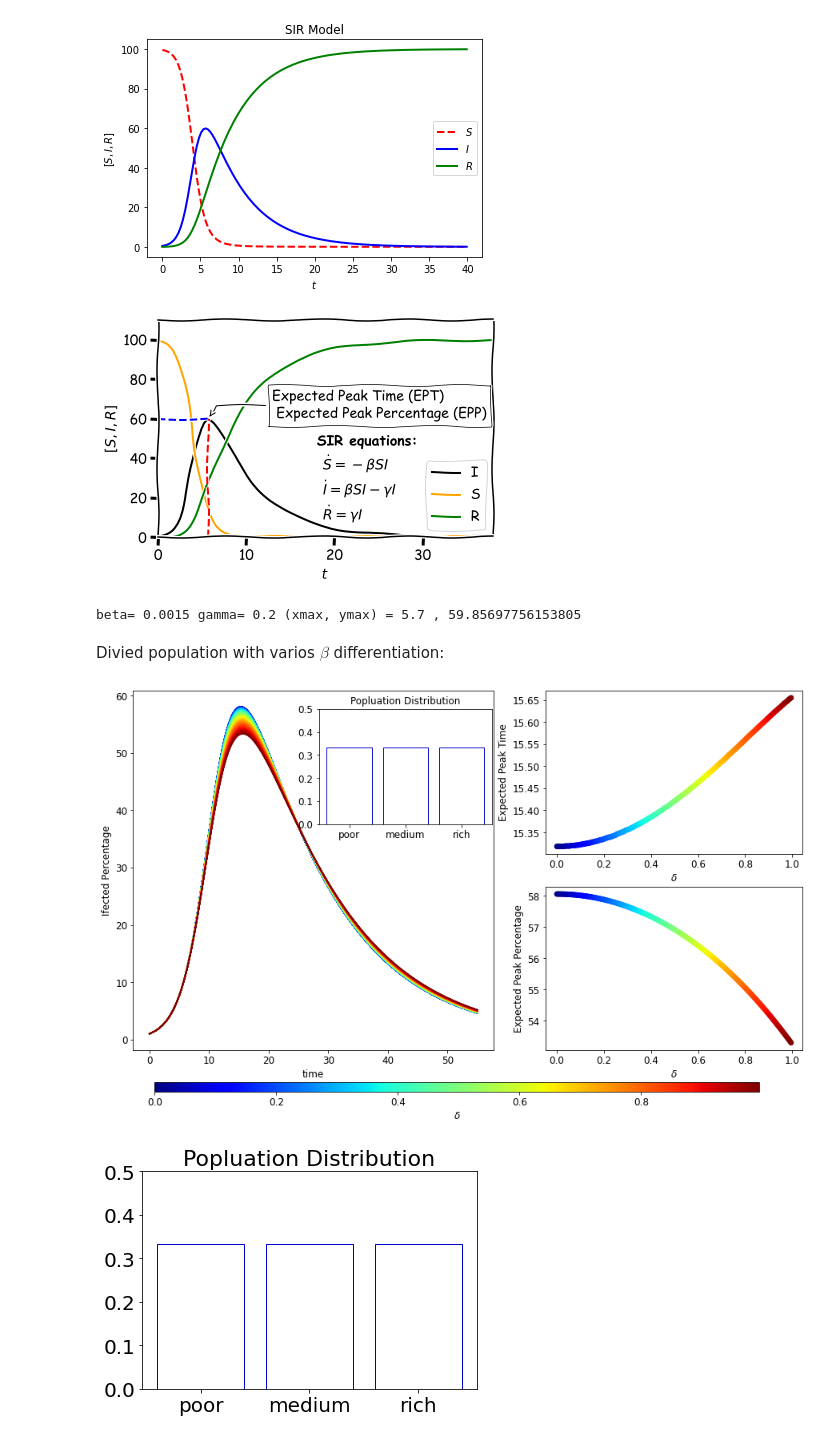
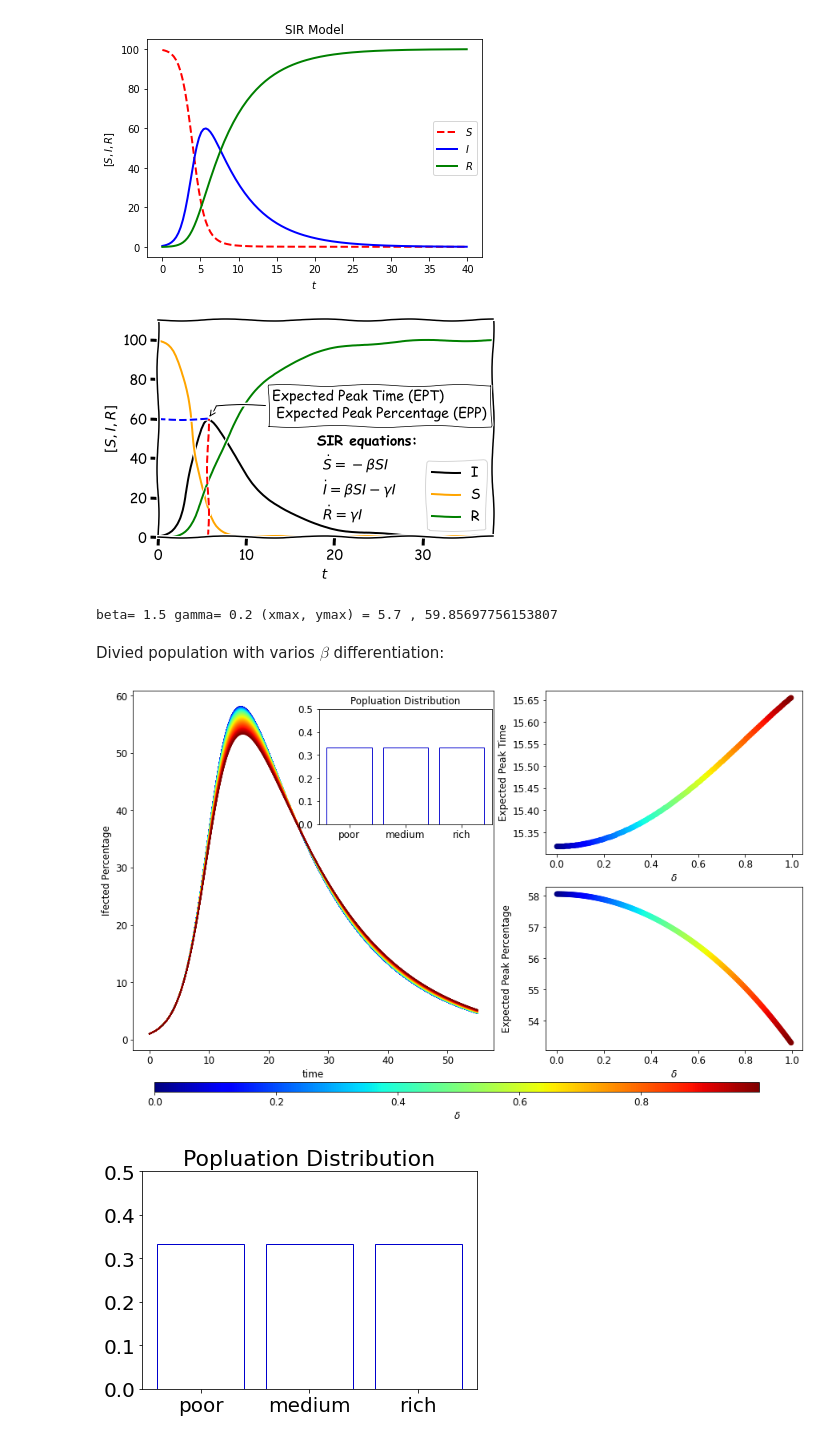
Before and after one commit to ParimahSafarian/Inequality-and-COVID-19, a Jupyter notebook: Model-clean.ipynb, the cells around one changed output. Saved outputs shown, nothing was run; the diff lists cells and outputs as text; code cells hidden in the pictures.

```diff
--- a/Model-clean.ipynb
+++ b/Model-clean.ipynb
@@ -12,21 +12,22 @@ import matplotlib.colors as mcolors
 # %% [markdown]
 Simple SIR model:
 # %%
+#Initial conditions and t range
+t = np.arange(0,40, 0.3)
+k0=[995,5, 0]
+
 #Differential equation
-eta = 0.0015
+eta = 1.5
 gamma = 0.2
 def f(k,t):
     S = k[0]
     I = k[1]
     R = k[2]
-    dSdt = -1*eta*I*S
-    dIdt = eta*I*S - gamma*I
+    dSdt = -1*eta*I*S / sum(k0)
+    dIdt = eta*I*S / sum(k0) - gamma*I
     dRdt = gamma*I
     return [dSdt, dIdt, dRdt]
 
-#Initial conditions and t range
-t = np.arange(0,40, 0.3)
-k0=[995,5, 0]
 
 #Solve
 k = odeint(f,k0,t)
@@ -92,7 +93,7 @@ fig.savefig('measures.pdf', bbox_inches='tight')
 print('beta=', eta, 'gamma=', gamma, '(xmax, ymax) =', xmax, ',',ymax,)
 # %% [output]
 [figure]
-beta= 0.0015 gamma= 0.2 (xmax, ymax) = 5.7 , 59.85697756153805
+beta= 1.5 gamma= 0.2 (xmax, ymax) = 5.7 , 59.85697756153807
 # %% [markdown]
 Divied population with varios $\beta$ differentiation:
 # %%
@@ -166,35 +167,35 @@ for delta in delta_range:
     Imax.append(max(Itot) * 100)
     t_p.append(np.where(Itot == max(Itot))[0][0] * 0.001)
     ax1.plot(t, 100 * Itot, color = colormap(normalize(delta)))
 
 # plt.legend(title = '$\delta$', loc = 'upper left')
 
 
 
 # ax3.legend(title = '$\delta$', loc = 'upper left')
 ax1.set_ylabel("Ifected Percentage")
 ax1.set_xlabel("time")
 
 
 ax2.scatter(delta_range, t_p, c = delta_range, cmap=colormap)
 ax2.set_xlabel('$\delta$')
 ax2.set_ylabel('Expected Peak Time')
 
 ax3.scatter(delta_range, Imax, c = delta_range, cmap=colormap)
 ax3.set_xlabel('$\delta$')
-ax3.set_ylabel('Expected Peak Percentage')
+ax3.set_ylabel('Expected Peak Percentage\n ')
 
 left, bottom, width, height = [0.34, 0.59, 0.2, 0.25]
 ax4 = fig.add_axes([left, bottom, width, height])
 
 ax4.bar(['poor', 'medium', 'rich'], [1/3, 1/3, 1/3], edgecolor = 'mediumblue', fill = False)
 ax4.set_ylim(0, 0.5)
 ax4.set_title('Popluation Distribution', fontsize = 12)
 
 
 plt.savefig('delta.pdf', bbox_inches='tight')
 # %% [output]
-[figure, old version]
+[figure, new version]
 # %%
 plt.bar(['poor', 'medium', 'rich'], [1/3, 1/3, 1/3], edgecolor = 'mediumblue', fill = False)
 plt.ylim(0, 0.5)
```
Also changed, not shown: parts of 3 cells of this notebook, 5 other files.
